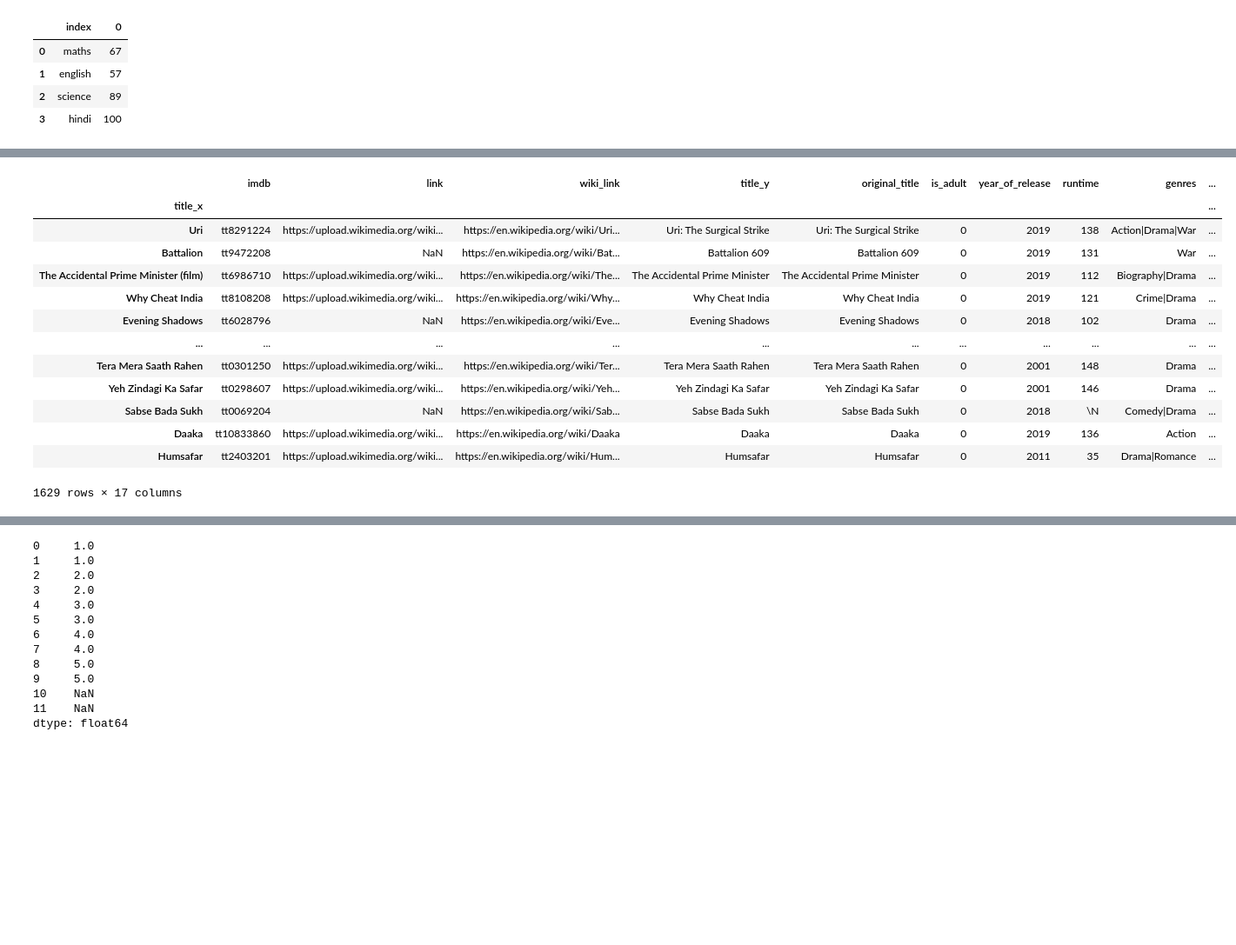
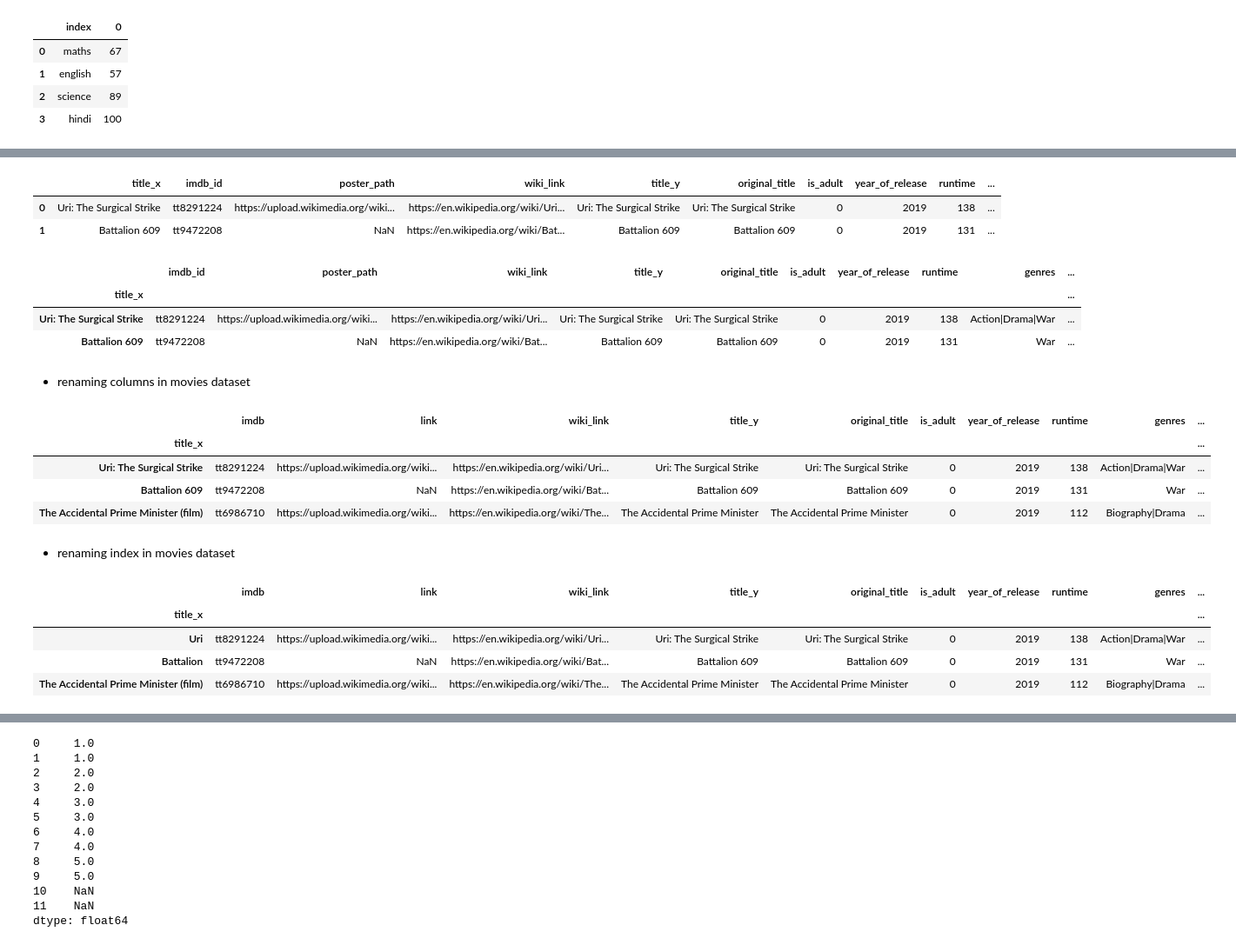
Before and after one commit to thekhushal/Learning, a Jupyter notebook: DataScience/92_CampusX_DSMP/session_18_dataframe_methods.ipynb, the cells around one changed output, grey strips where cells are left out. Shown at 87% size. Saved outputs shown, nothing was run; the diff lists cells and outputs as text; code cells hidden in the pictures; blank space fills up the shorter version.

```diff
--- a/DataScience/92_CampusX_DSMP/session_18_dataframe_methods.ipynb
+++ b/DataScience/92_CampusX_DSMP/session_18_dataframe_methods.ipynb
@@ -405,21 +406,36 @@ marks_series.reset_index()
+# %%
+movies = pd.read_csv('../04CampusX_DataSet/datasets-session-17/movies.csv')
+movies.head(2)
+# %% [output]
+|  | title_x | imdb_id | poster_path | wiki_link | title_y | original_title | is_adult | year_of_release | runtime | ... |
+| 0 | Uri: The Surgical Strike | tt8291224 | https://upload.wikimedia.org/wiki... | https://en.wikipedia.org/wiki/Uri... | Uri: The Surgical Strike | Uri: The Surgical Strike | 0 | 2019 | 138 | ... |
+| 1 | Battalion 609 | tt9472208 | NaN | https://en.wikipedia.org/wiki/Bat... | Battalion 609 | Battalion 609 | 0 | 2019 | 131 | ... |
 # %%
-movies.set_index('title_x',inplace=True)
+# movies.set_index('title_x',inplace=True)
+movies.head(2)
+# %% [output]
+|  | imdb_id | poster_path | wiki_link | title_y | original_title | is_adult | year_of_release | runtime | genres | ... |
+| title_x |  |  |  |  |  |  |  |  |  | ... |
+| Uri: The Surgical Strike | tt8291224 | https://upload.wikimedia.org/wiki... | https://en.wikipedia.org/wiki/Uri... | Uri: The Surgical Strike | Uri: The Surgical Strike | 0 | 2019 | 138 | Action|Drama|War | ... |
+| Battalion 609 | tt9472208 | NaN | https://en.wikipedia.org/wiki/Bat... | Battalion 609 | Battalion 609 | 0 | 2019 | 131 | War | ... |
+# %% [markdown]
+- renaming columns in movies dataset
 # %%
 movies.rename(columns={'imdb_id':'imdb','poster_path':'link'},inplace=True)
+movies.head(3)
+# %% [output]
+|  | imdb | link | wiki_link | title_y | original_title | is_adult | year_of_release | runtime | genres | ... |
+| title_x |  |  |  |  |  |  |  |  |  | ... |
+| Uri: The Surgical Strike | tt8291224 | https://upload.wikimedia.org/wiki... | https://en.wikipedia.org/wiki/Uri... | Uri: The Surgical Strike | Uri: The Surgical Strike | 0 | 2019 | 138 | Action|Drama|War | ... |
+| Battalion 609 | tt9472208 | NaN | https://en.wikipedia.org/wiki/Bat... | Battalion 609 | Battalion 609 | 0 | 2019 | 131 | War | ... |
+| The Accidental Prime Minister (film) | tt6986710 | https://upload.wikimedia.org/wiki... | https://en.wikipedia.org/wiki/The... | The Accidental Prime Minister | The Accidental Prime Minister | 0 | 2019 | 112 | Biography|Drama | ... |
+# %% [markdown]
+- renaming index in movies dataset
 # %%
-movies.rename(index={'Uri: The Surgical Strike':'Uri','Battalion 609':'Battalion'})
+movies.rename(index={'Uri: The Surgical Strike':'Uri','Battalion 609':'Battalion'}).head(3)
 # %% [output]
 |  | imdb | link | wiki_link | title_y | original_title | is_adult | year_of_release | runtime | genres | ... |
 | title_x |  |  |  |  |  |  |  |  |  | ... |
 | Uri | tt8291224 | https://upload.wikimedia.org/wiki... | https://en.wikipedia.org/wiki/Uri... | Uri: The Surgical Strike | Uri: The Surgical Strike | 0 | 2019 | 138 | Action|Drama|War | ... |
 | Battalion | tt9472208 | NaN | https://en.wikipedia.org/wiki/Bat... | Battalion 609 | Battalion 609 | 0 | 2019 | 131 | War | ... |
 | The Accidental Prime Minister (film) | tt6986710 | https://upload.wikimedia.org/wiki... | https://en.wikipedia.org/wiki/The... | The Accidental Prime Minister | The Accidental Prime Minister | 0 | 2019 | 112 | Biography|Drama | ... |
-| Why Cheat India | tt8108208 | https://upload.wikimedia.org/wiki... | https://en.wikipedia.org/wiki/Why... | Why Cheat India | Why Cheat India | 0 | 2019 | 121 | Crime|Drama | ... |
-| Evening Shadows | tt6028796 | NaN | https://en.wikipedia.org/wiki/Eve... | Evening Shadows | Evening Shadows | 0 | 2018 | 102 | Drama | ... |
-| ... | ... | ... | ... | ... | ... | ... | ... | ... | ... | ... |
-| Tera Mera Saath Rahen | tt0301250 | https://upload.wikimedia.org/wiki... | https://en.wikipedia.org/wiki/Ter... | Tera Mera Saath Rahen | Tera Mera Saath Rahen | 0 | 2001 | 148 | Drama | ... |
-| Yeh Zindagi Ka Safar | tt0298607 | https://upload.wikimedia.org/wiki... | https://en.wikipedia.org/wiki/Yeh... | Yeh Zindagi Ka Safar | Yeh Zindagi Ka Safar | 0 | 2001 | 146 | Drama | ... |
-| Sabse Bada Sukh | tt0069204 | NaN | https://en.wikipedia.org/wiki/Sab... | Sabse Bada Sukh | Sabse Bada Sukh | 0 | 2018 | \N | Comedy|Drama | ... |
-| Daaka | tt10833860 | https://upload.wikimedia.org/wiki... | https://en.wikipedia.org/wiki/Daaka | Daaka | Daaka | 0 | 2019 | 136 | Action | ... |
-| Humsafar | tt2403201 | https://upload.wikimedia.org/wiki... | https://en.wikipedia.org/wiki/Hum... | Humsafar | Humsafar | 0 | 2011 | 35 | Drama|Romance | ... |
-1629 rows × 17 columns
```
Also changed, not shown: parts of 16 cells of this notebook.
